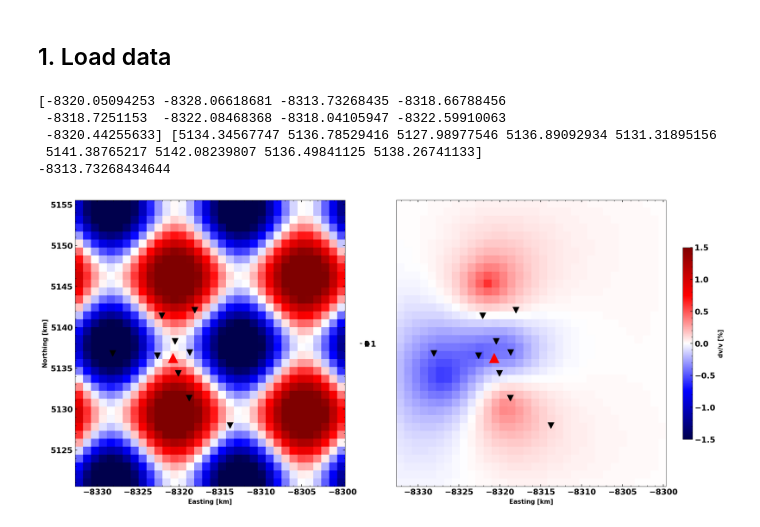
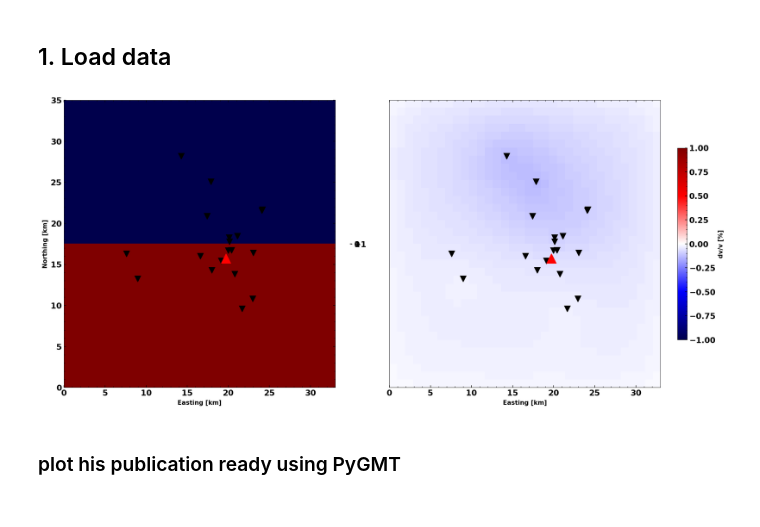
Before and after one commit to Denolle-Lab/Mt-St-Helens, a Jupyter notebook: spatial_synthetic.ipynb, the cells around one changed output. Drawn from its saved outputs; the diff is of its cells as text; code cells hidden in the pictures.

```diff
--- a/spatial_synthetic.ipynb
+++ b/spatial_synthetic.ipynb
@@ -8,12 +8,12 @@ import numpy as np
 from matplotlib import pyplot as plt
 from obspy import UTCDateTime
 
-freq0 = 1.
+freq0 = 0.25
 corr_len = 2
-std_model = 0.012
+std_model = 0.004
 
 infile = glob.glob(
-    f'/home/pm/Documents_sync/PhD/StHelens/spatial/synthetic_test_dvfilt_allcc_cl{corr_len}_std{std_model}_largemap/{freq0}-{freq0*2}/dvdt_3D.npz')[0]
+    f'/home/pm/Documents_sync/PhD/StHelens/spatial/linearised/synthetic_test_vertdiv_dvfilt_allcc_cl{corr_len}_std{std_model}_largemap/{freq0}-{freq0*2}/dvdt_3D.npz')[0]
 
 
 outfolder = os.path.join(os.path.dirname(os.path.dirname(infile)), 'figures')
@@ -48,60 +48,76 @@ lat = [46.05, 46.36]
 lon = [-122.45, -122.03]
 
 
+
 # Y-extent
 y2 = degrees2kilometers(lat[1]- lat[0])
 
 # X-Extent
 x2 = degrees2kilometers(locations2degrees(lat[0], lon[0], lat[0], lon[1]))
-chkb2 = np.zeros_like(dv_total)
+chkb2 = np.zeros((int(y2+1)+1, int(x2+1)+1))
 for ii, yy in enumerate(np.arange(y2+1)):
     chkb2[ii, :] = np.sin(
-        4*np.pi*np.arange(x2/1+1)/(x2/1)) + np.cos(4*np.pi*yy/(y2))
+        4*np.pi*np.arange(x2/1+1)/(x2/1)+2.5) + np.cos(4*np.pi*yy/(y2))
 
 
 # also plot MSH
 MSH = [46.19113335236592, -122.19448731767436]
-msh_x, msh_y = geo2cart(MSH[0], MSH[1], lat[0])
+msh_x, msh_y = geo2cart(MSH[0], MSH[1], lat[0], lon[0])
-# %%
-print(statx, staty)
-print(max(statx))
-# %% [output]
-[-8320.05094253 -8328.06618681 -8313.73268435 -8318.66788456
- -8318.7251153  -8322.08468368 -8318.04105947 -8322.59910063
- -8320.44255633] [5134.34567747 5136.78529416 5127.98977546 5136.89092934 5131.31895156
- 5141.38765217 5142.08239807 5136.49841125 5138.26741133]
--8313.73268434644
+# %%
+if 'vert' in infile:
+    chkb2 = np.ones(dv[..., -1].shape)
+    chkb2[:chkb2.shape[0]//2] *= -1
+elif 'horiz' in infile:
+    chkb2 = np.ones(dv[..., -1].shape)
+    chkb2[:, :chkb2.shape[-1]//2] *= -1
+elif 'const' in infile:
+    chkb2 = np.ones(dv[..., -1].shape)
+elif 'coarse' in infile:
+    chkb2 = np.zeros((int(y2+1)+1, int(x2+1)+1))
+    for ii, yy in enumerate(np.arange(y2+1)):
+        chkb2[ii, :] = np.sin(
+            2*np.pi*np.arange(x2/1+1)/(x2/1)+4.5) + np.cos(2*np.pi*yy/(y2))
+elif 'fine' in infile:
+    chkb2 = np.zeros((int(y2+1)+1, int(x2+1)+1))
+    for ii, yy in enumerate(np.arange(y2+1)):
+        chkb2[ii, :] = np.sin(
+            8*np.pi*np.arange(x2/1+1)/(x2/1)) + np.cos(8*np.pi*yy/(y2)+1.5)
+chkb2 *= -1
 # %%
 # show synthetic model
 
 
 from seismic.plot.plot_utils import set_mpl_params
 set_mpl_params()
 
 plt.figure(figsize=(16, 9))
 plt.subplot(121)
-plt.imshow(-chkb2, cmap='seismic', vmin=-1.5, vmax=1.5, origin='lower', extent=[x[0], x[-1], y[0], y[-1]])
+# plt.imshow(-chkb2, cmap='seismic', vmin=-1.5, vmax=1.5, origin='lower', extent=[x[0], x[-1], y[0], y[-1]])
+plt.imshow(chkb2, cmap='seismic', vmin=-1, vmax=1, origin='lower', extent=[x[0], x[-1], y[0], y[-1]])
+
 ax0 = plt.gca()
 plt.plot(statx, staty, 'kv', ms=10)
 plt.plot(msh_x, msh_y, 'r^', ms=15)
 
 # share y-axis with the other plot
 plt.ylabel('Northing [km]')
 plt.xlabel('Easting [km]')
 plt.colorbar(shrink=0.)
 # don't show colorbar
 
 plt.subplot(122, sharey=ax0)
-plt.imshow(dv[:,:,-61]*-100, cmap='seismic', vmin=-1.5, vmax=1.5, origin='lower', extent=[x[0], x[-1], y[0], y[-1]])
+plt.imshow(dv[:,:,-4]*-100, cmap='seismic', vmin=-1, vmax=1, origin='lower', extent=[x[0], x[-1], y[0], y[-1]])
 plt.plot(statx, staty, 'kv', ms=10)
 plt.plot(msh_x, msh_y, 'r^', ms=15)
 # don't show y axis
 plt.gca().yaxis.set_visible(False)
 # both subplots should have the same size
 # plt.tight_layout()
 plt.colorbar(label='dv/v [%]', shrink=0.5)
 plt.xlabel('Easting [km]')
 plt.tight_layout()
 plt.savefig(os.path.join(outfolder, 'synthetic_model.png'), dpi=300, bbox_inches='tight', transparent=True)
 # %% [output]
-[figure, old version]
+[figure, new version]
+# %% [markdown]
+### plot his publication ready using PyGMT
```
Also changed, not shown: parts of 4 cells of this notebook, 3 other files.
